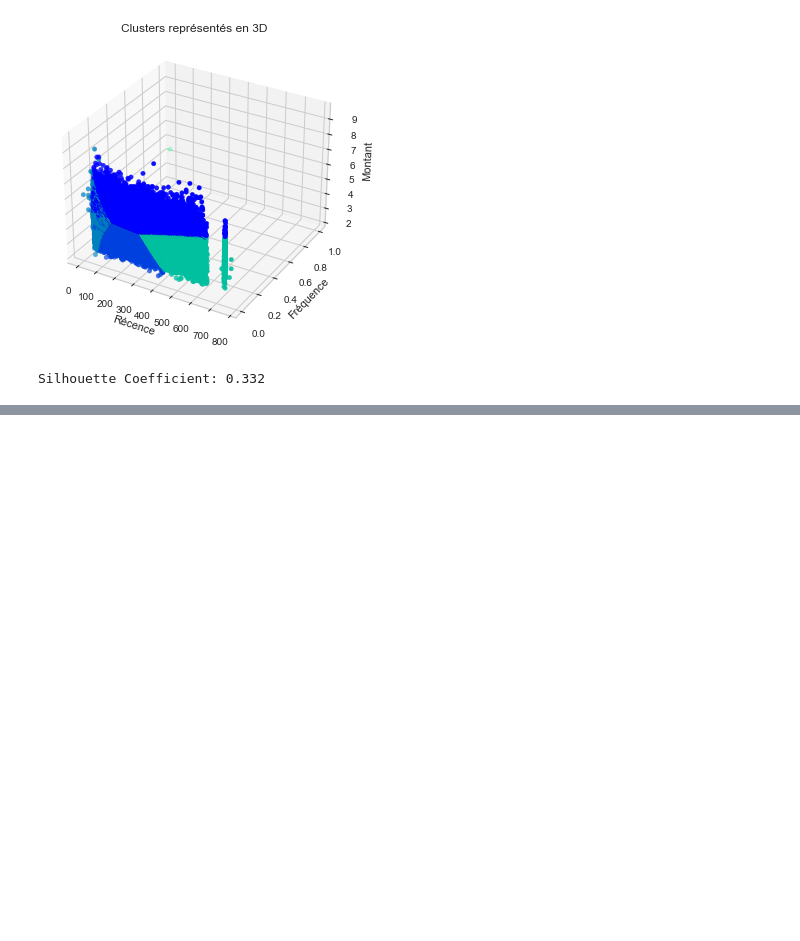
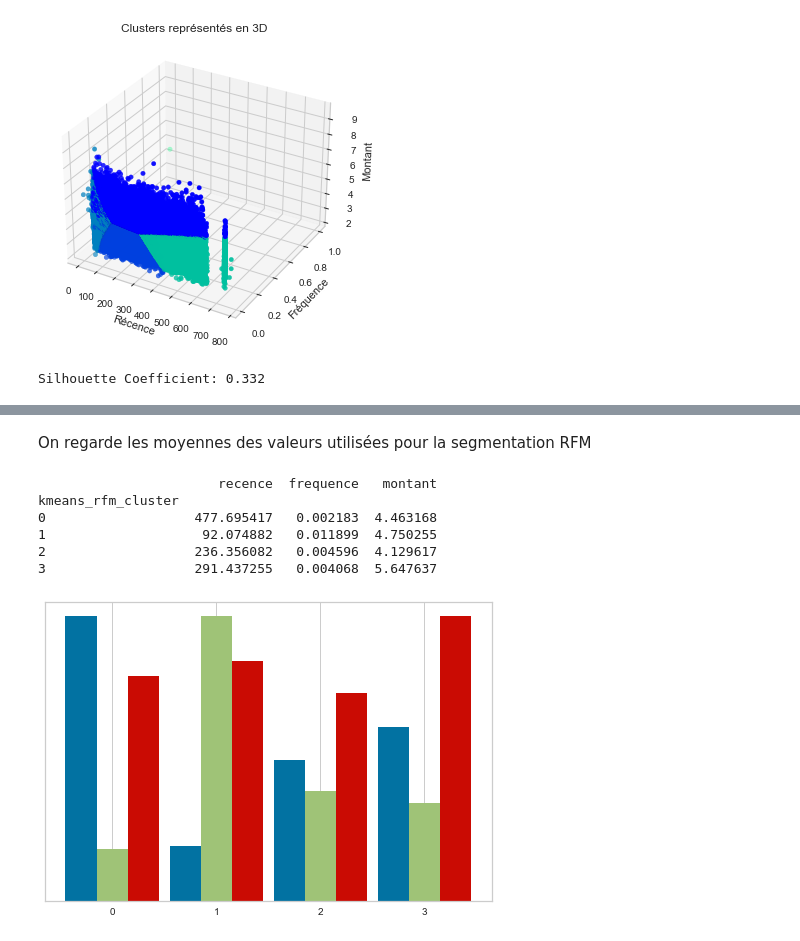
Before and after one commit to JulienGremillot/OpenClassrooms_Ingenieur_Machine_Learning, a Jupyter notebook: Segmentez des clients d'un site e-commerce/Segmentez des clients d'un site e-commerce - 2.ipynb, the cells around one changed output, grey strips where cells are left out. Drawn from its saved outputs; the diff is of its cells as text; code cells hidden in the pictures; blank space fills up the shorter version.

Commit message:
travaux sur segmentation

```diff
--- a/Segmentez des clients d'un site e-commerce/Segmentez des clients d'un site e-commerce - 2.ipynb
+++ b/Segmentez des clients d'un site e-commerce/Segmentez des clients d'un site e-commerce - 2.ipynb
@@ -341,0 +350,30 @@ Silhouette Coefficient: 0.332
+# %% [markdown]
+On regarde les moyennes des valeurs utilisées pour la segmentation RFM
+# %%
+clients_rfm["kmeans_rfm_cluster"] = kmeans_rfm.labels_
+clients_rfm_by_cluster = clients_rfm.groupby("kmeans_rfm_cluster")
+moyennes_rfm = clients_rfm_by_cluster.mean()
+print(moyennes_rfm)
+
+max_moyennes = moyennes_rfm.max()
+moyennes_rfm = moyennes_rfm / max_moyennes
+
+# Création de la figure et d'un set de sous-graphiques
+position = np.arange(len(moyennes_rfm.index))
+largeur = .3
+fig, ax = plt.subplots()
+r1 = ax.bar(position - largeur, moyennes_rfm['recence'], largeur)
+r2 = ax.bar(position, moyennes_rfm['frequence'], largeur)
+r3 = ax.bar(position + largeur, moyennes_rfm['montant'], largeur)
+ax.set_xticks(position)
+ax.set_xticklabels(moyennes_rfm.index)
+ax.get_yaxis().set_visible(False)
+plt.show()
+# %% [output]
+                       recence  frequence   montant
+kmeans_rfm_cluster
+0                   477.695417   0.002183  4.463168
+1                    92.074882   0.011899  4.750255
+2                   236.356082   0.004596  4.129617
+3                   291.437255   0.004068  5.647637
+[figure, added]
```
Also changed, not shown: parts of 12 cells of this notebook.
